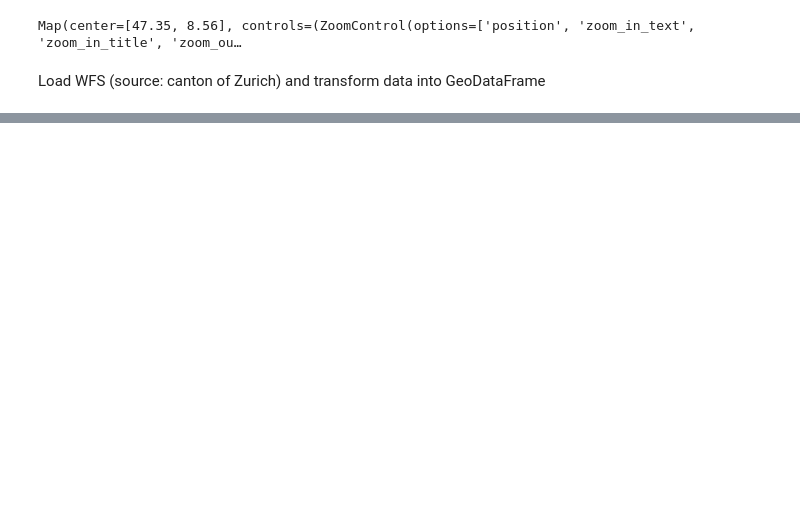
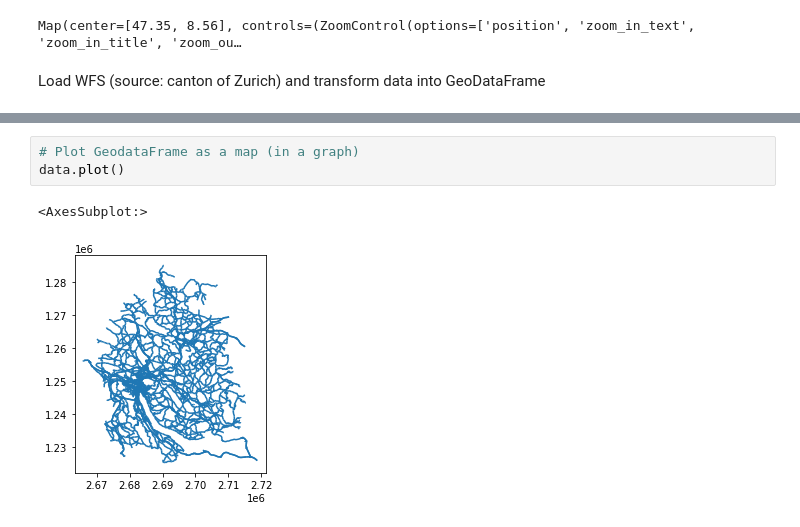
Before and after one commit to UserAgi/rainbowrabbit, a Jupyter notebook: work_nic.ipynb, the cells around one changed output, grey strips where cells are left out. Drawn from its saved outputs; the diff is of its cells as text; blank space fills up the shorter version.

Commit message:
Changes after videocall with Agnes
- polygon layer added (Bodenbedeckung)
- GeoDataFrame plotted
- polygon layer spatially filtered (bounding box)

```diff
--- a/work_nic.ipynb
+++ b/work_nic.ipynb
@@ -155,6 +158,12 @@ data
 | 2927 | 416919 | 84558 | 8590750 | 3360 | Opfikon, Vreniker | Opfikon | 762 | Bus | &nbsp; | 0 | ... |
 | 2928 | 416920 | 84559 | 8590751 | 833 | Pfaffhausen, Feldhof | Pfaffhausen | 704,N19,N74 | Bus | &nbsp; | 0 | ... |
 2929 rows × 15 columns
+# %%
+# Plot GeodataFrame as a map (in a graph)
+data.plot()
+# %% [output]
+<AxesSubplot:>
+[figure, added]
 # %%
 import geopandas as gpd
 from requests import Request
```
Also changed, not shown: parts of 10 cells of this notebook.
